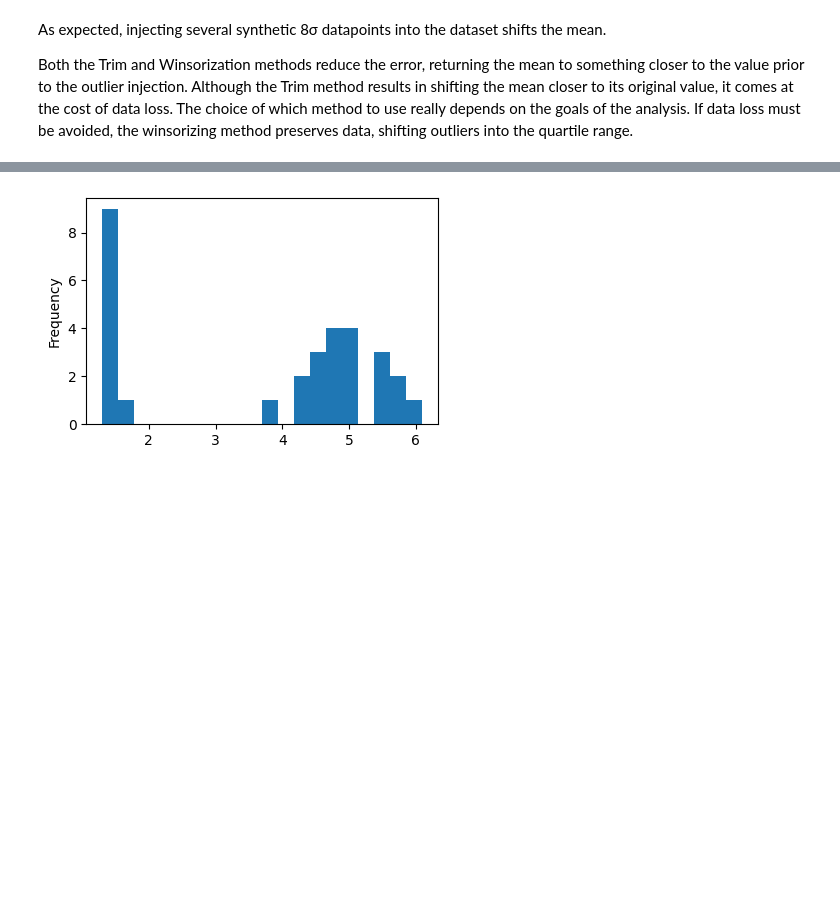
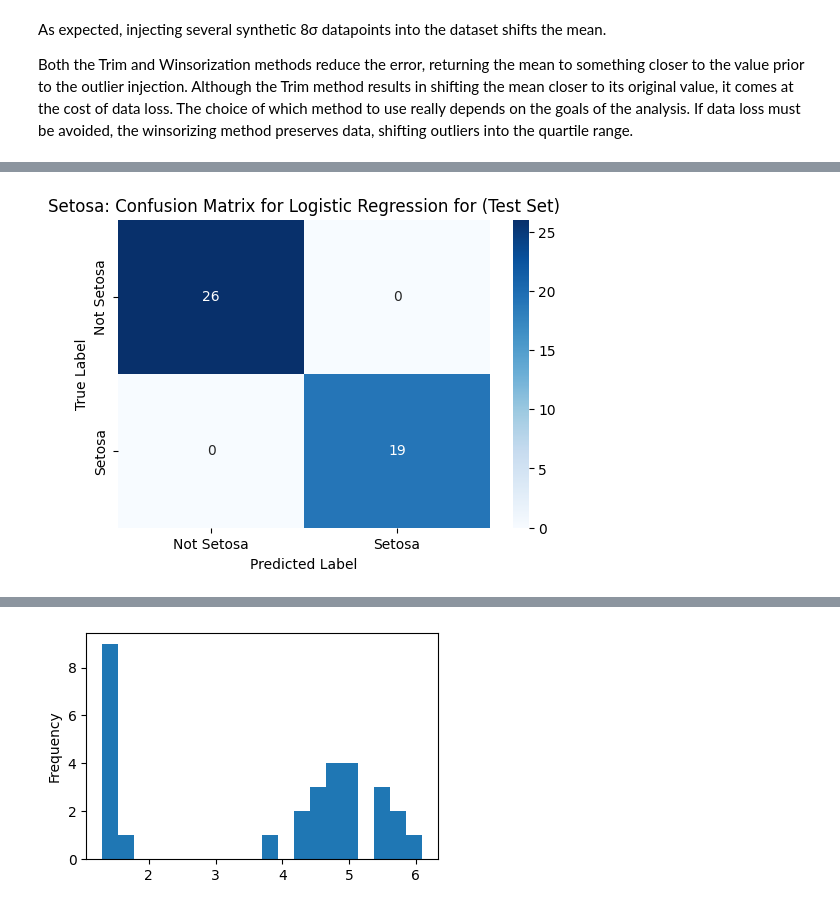
Before and after one commit to joelvinas/COMP-SCI_5530, a Jupyter notebook: Final_Exam/Final_Exam.ipynb, the cells around one changed output, grey strips where cells are left out. Drawn from its saved outputs; the diff is of its cells as text; code cells hidden in the pictures; blank space fills up the shorter version.

```diff
--- a/Final_Exam/Final_Exam.ipynb
+++ b/Final_Exam/Final_Exam.ipynb
@@ -702,0 +989,88 @@ The choice of which method to use really depends on the goals of the analysis. I
+# %%
+from sklearn.linear_model import LogisticRegression
+from sklearn.metrics import confusion_matrix
+
+petaltype = ['Setosa','Versicolor', 'Virginica']
+for curPetal in petaltype:
+
+  x = train_test_data[['sepal length (cm)', 'sepal width (cm)', 'petal length (cm)', 'petal width (cm)']]
+  y = train_test_data['Is'+ curPetal]
+
+  # Split data into training and testing sets based on 'IsTestData' column
+  train_x = x[train_test_data['IsTestData'] == False]
+  train_y = y[train_test_data['IsTestData'] == False]
+
+  test_x = x[train_test_data['IsTestData'] == True]
+  test_y = y[train_test_data['IsTestData'] == True]
+
+  # Initialize and train the Logistic Regression model
+  # Regularization (L2 by default) is applied by default with the 'liblinear' solver
+  log_reg_model = LogisticRegression(random_state=seed, solver='liblinear')
+  log_reg_model.fit(train_x, train_y)   #This code builds the model to fit against the training data
+
+  print("Logistic Regression model trained successfully.")
+  print(f"Training data shape: {train_x.shape}")
+  print(f"Testing data shape: {test_x.shape}")
+
+  #Predict on the test set
+  pred_y = log_reg_model.predict(test_x)
+
+  # Generate the confusion matrix
+  cmatrix = confusion_matrix(test_y, pred_y)
+
+  #Plot the confusion matrix as a heat map
+  plt.figure(figsize=(6, 4))
+  sns.heatmap(cmatrix, annot=True, fmt='d', cmap='Blues',
+              xticklabels=['Not '+curPetal, curPetal], yticklabels=['Not '+ curPetal, curPetal])
+  plt.xlabel('Predicted Label')
+  plt.ylabel('True Label')
+  plt.title(curPetal + ': Confusion Matrix for Logistic Regression for (Test Set)')
+  plt.show()
+
+  cmatrix_results = {}
+  cmatrix_results['TN'] = cmatrix[0,0]
+  cmatrix_results['FP'] = cmatrix[0,1]
+  cmatrix_results['FN'] = cmatrix[1,0]
+  cmatrix_results['TP'] = cmatrix[1,1]
+
+  cmatrix_results['Accuracy'] = (cmatrix_results['TP'] + cmatrix_results['TN']) / (cmatrix_results['TP'] + cmatrix_results['TN'] + cmatrix_results['FP'] + cmatrix_results['FN'])
+  cmatrix_results['Precision'] = cmatrix_results['TP'] / (cmatrix_results['TP'] + cmatrix_results['FP'])
+  cmatrix_results['Sensitivity'] = cmatrix_results['TP'] / (cmatrix_results['TP'] + cmatrix_results['FN'])
+
+  print("\nInterpretation of Confusion Matrix:\n")
+  print(f"- True Negatives (TN): {cmatrix_results['TN']} (Correctly predicted as Not {curPetal})")
+  print(f"- False Positives (FP): {cmatrix_results['FP']} (Incorrectly predicted as {curPetal}, but actually Not {curPetal})")
+  print(f"- False Negatives (FN): {cmatrix_results['FN']} (Incorrectly predicted as Not {curPetal}, but actually {curPetal})")
+  print(f"- True Positives (TP): {cmatrix_results['TP']} (Correctly predicted as {curPetal})")
+  print(f"- Accuracy:(TP+TN)/(All): {cmatrix_results['Accuracy']}")
+  print(f"- Precision:(TP/TP+FP): {cmatrix_results['Precision']}")
+  print(f"- Sensitivity:(TP/TP+FN): {cmatrix_results['Sensitivity']}")
+
+  #Plot the receiver operating characteristic (ROC) curve with area under the curve (AUC)
+  from sklearn.metrics import roc_curve, roc_auc_score
+  import matplotlib.pyplot as plt
+
+  # Get probability predictions for the positive class (IsVersicolor == True)
+  pred_proba_y = log_reg_model.predict_proba(test_x)[:, 1]
+
+  # Calculate ROC curve metrics
+  fpr, tpr, thresholds = roc_curve(test_y, pred_proba_y)
+
+  # Calculate AUC
+  auc = roc_auc_score(test_y, pred_proba_y)
+
+  # Plot the ROC curve
+  plt.figure(figsize=(8, 6))
+  plt.plot(fpr, tpr, color='darkorange', lw=2, label=f'ROC curve (AUC = {auc:.2f})')
+  plt.plot([0, 1], [0, 1], color='navy', lw=2, linestyle='--', label='Random Classifier')
+  plt.xlim([0.0, 1.0])
+  plt.ylim([0.0, 1.05])
+  plt.xlabel('False Positive Rate')
+  plt.ylabel('True Positive Rate')
+  plt.title(curPetal + ': Receiver Operating Characteristic (ROC) Curve for Test Set')
+  plt.legend(loc='lower right')
+  plt.grid(True)
+  plt.show()
+
+  print(f"Area Under the Curve (AUC) for the test set: {auc:.2f}")
+# %% [output]
@@ -702,0 +1080 @@ The choice of which method to use really depends on the goals of the analysis. I
+[figure, added]
```
Also changed, not shown: parts of 36 cells of this notebook.
